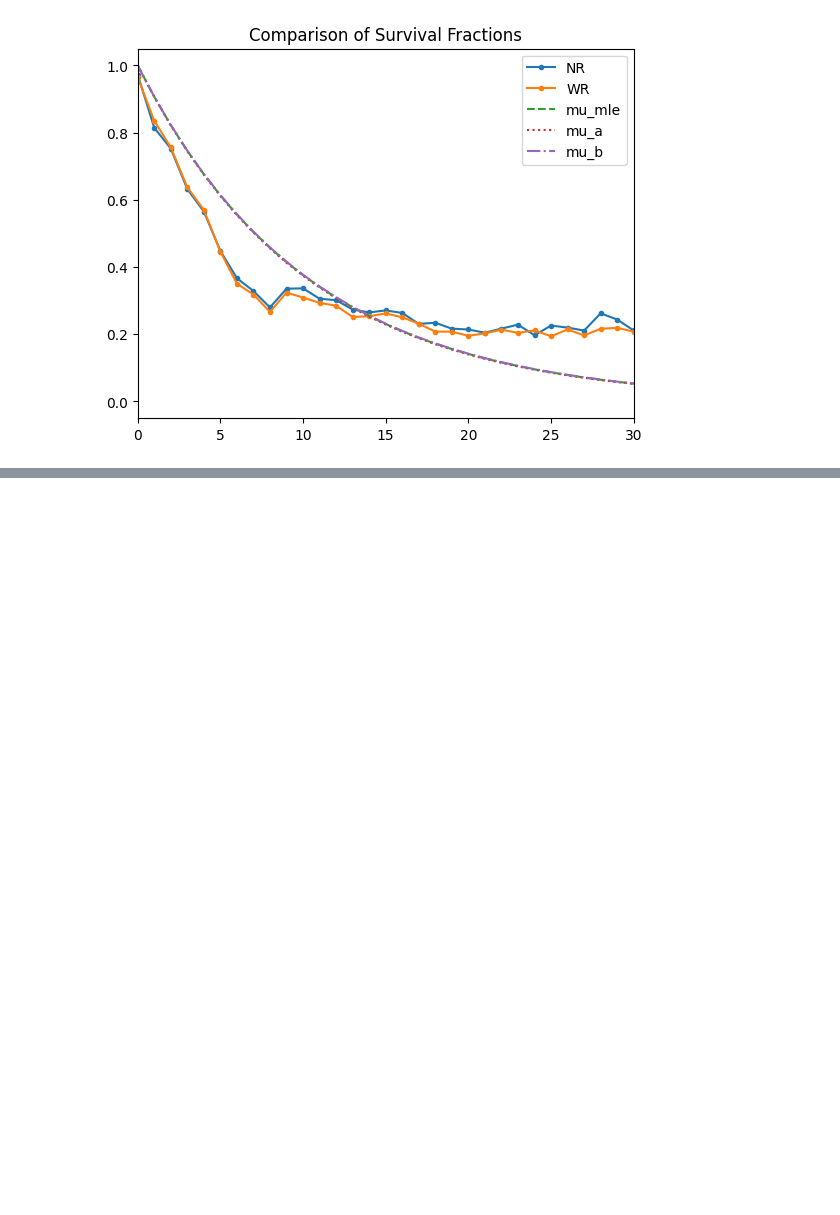
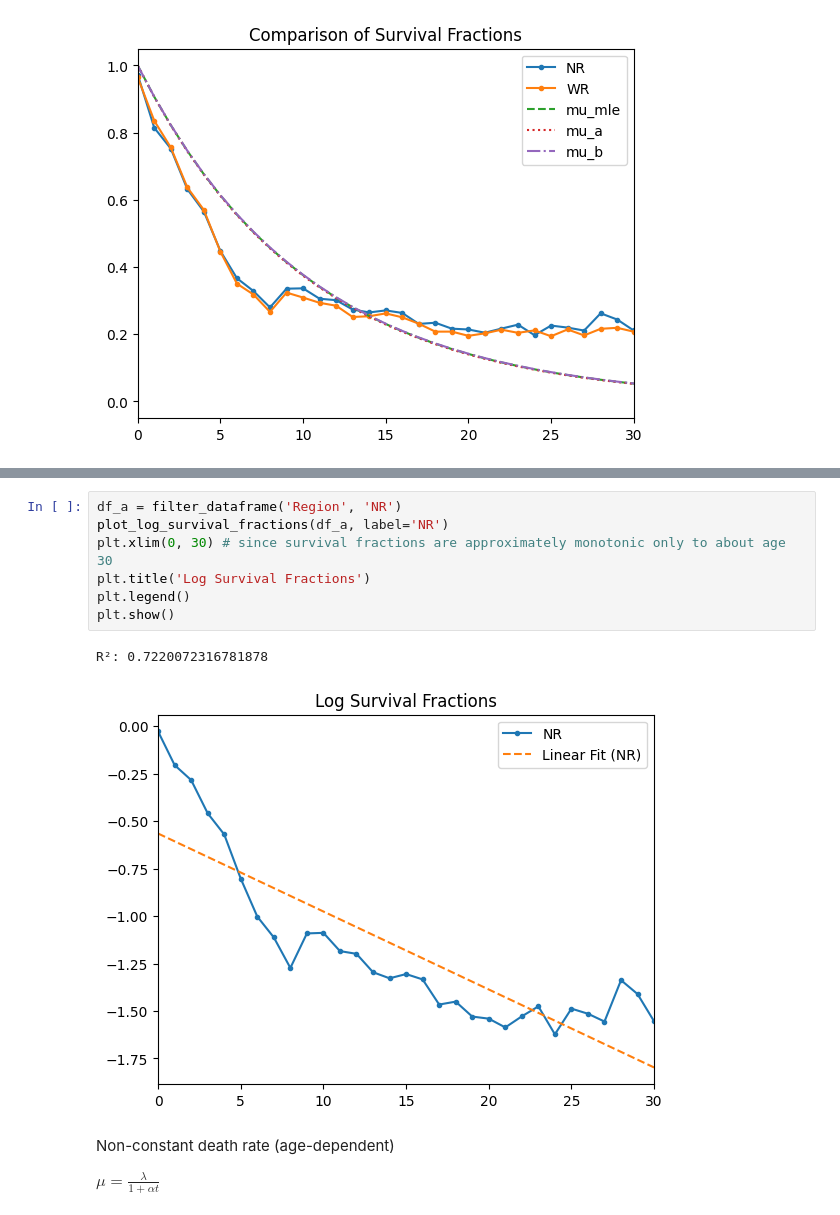
Before and after one commit to maxcyn/a-star, a Jupyter notebook: survival_fractions.ipynb, the cells around one changed output, grey strips where cells are left out. Saved outputs shown, nothing was run; the diff lists cells and outputs as text; blank space fills up the shorter version.

Commit message:
non-constant death rate

```diff
--- a/survival_fractions.ipynb
+++ b/survival_fractions.ipynb
@@ -469,0 +530,14 @@ Fail to reject H0: Death rates are not significantly different.
+# %%
+df_a = filter_dataframe('Region', 'NR')
+plot_log_survival_fractions(df_a, label='NR')
+plt.xlim(0, 30) # since survival fractions are approximately monotonic only to about age 30
+plt.title('Log Survival Fractions')
+plt.legend()
+plt.show()
+# %% [output]
+R²: 0.7220072316781878
+[figure, added]
+# %% [markdown]
+Non-constant death rate (age-dependent)
+
+$\mu = \frac{\lambda}{1+\alpha t}$
```
Also changed, not shown: parts of 10 cells of this notebook.
